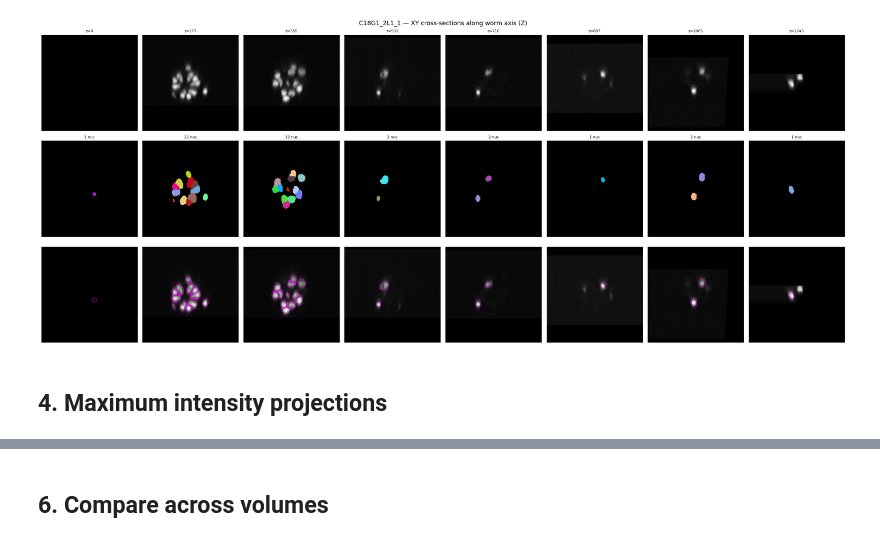
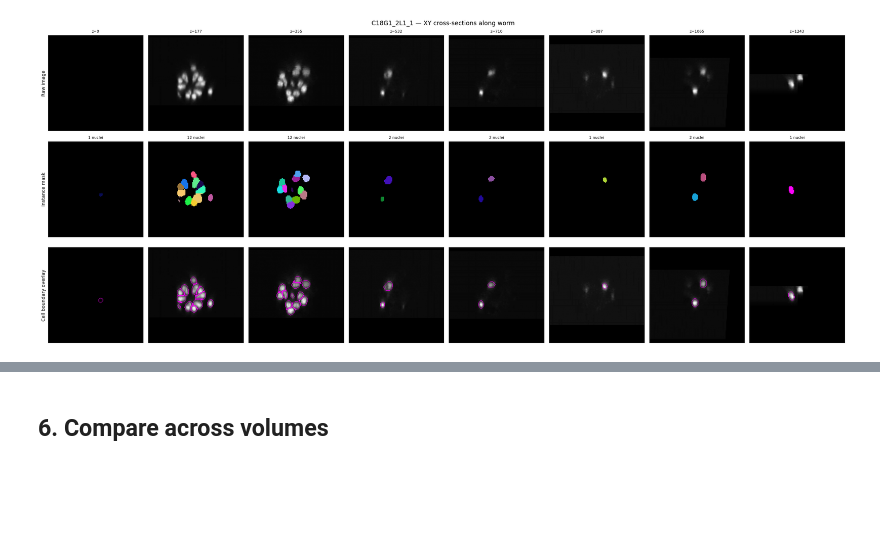
Before and after one commit to calderast/zebrafish-unet, a Jupyter notebook: notebooks/05_c_elegans_nuclei.ipynb, the cells around one changed output, grey strips where cells are left out. Cells and saved outputs as stored; diff of their text form; code cells hidden in the pictures; blank space fills up the shorter version.

```diff
--- a/notebooks/05_c_elegans_nuclei.ipynb
+++ b/notebooks/05_c_elegans_nuclei.ipynb
@@ -20,5 +16,14 @@ import tifffile
 from skimage.segmentation import find_boundaries
 from skimage.measure import regionprops
 
+# Run download_data.py to download data to this folder!
 DATA_DIR = Path("../data/c_elegans/c_elegans_nuclei")
 PIXEL_SIZE = (0.116, 0.116, 0.122)  # Y, X, Z in µm
+
+# Helper function to color each instance a different color
+def make_instance_cmap(n):
+    # One random color per instance (labeled nucleus)
+    colors = np.random.default_rng(28).random((max(n + 1, 2), 3))
+    # Make color 0 always black (for the background)
+    colors[0] = [0, 0, 0]
+    return ListedColormap(colors)
@@ -142,36 +186,36 @@ plt.show()
 # %%
 # Show XY slices at evenly spaced Z positions along the worm
 n_panels = 8
-z_positions = np.linspace(0, nz - 1, n_panels, dtype=int)
+z_positions = np.linspace(0, z_pixels - 1, n_panels, dtype=int)
 
 fig, axes = plt.subplots(3, n_panels, figsize=(3 * n_panels, 10))
 
 for j, z in enumerate(z_positions):
-    img_sl = img[:, :, z]
-    mask_sl = mask[:, :, z]
-    n_inst = len(np.unique(mask_sl)) - 1
-    cmap = make_instance_cmap(mask_sl.max())
-    bnd = find_boundaries(mask_sl, mode="outer")
+    img_slice = img[:, :, z]
+    mask_slice = mask[:, :, z]
+    # Get the number of nuclei for the colormap
+    n_inst = len(np.unique(mask_slice)) - 1
+    cmap = make_instance_cmap(mask_slice.max())
+    # Find cell boundaries
+    boundaries = find_boundaries(mask_slice, mode="outer")
 
-    axes[0, j].imshow(img_sl, cmap="gray")
+    axes[0, j].imshow(img_slice, cmap="gray")
     axes[0, j].set_title(f"z={z}", fontsize=8)
 
-    axes[1, j].imshow(mask_sl, cmap=cmap, interpolation="nearest")
-    axes[1, j].set_title(f"{n_inst} nuc", fontsize=8)
+    axes[1, j].imshow(mask_slice, cmap=cmap, interpolation="nearest")
+    axes[1, j].set_title(f"{n_inst} nuclei", fontsize=8)
 
-    axes[2, j].imshow(img_sl, cmap="gray")
-    axes[2, j].imshow(np.ma.masked_where(~bnd, bnd), cmap="spring", alpha=0.9)
+    axes[2, j].imshow(img_slice, cmap="gray")
+    axes[2, j].imshow(np.ma.masked_where(~boundaries, boundaries), cmap="spring", alpha=0.9)
 
-for ax in axes.flat:
-    ax.axis("off")
+    for ax in axes[:, j]:
+        ax.tick_params(left=False, bottom=False, labelleft=False, labelbottom=False)
 
-axes[0, 0].set_ylabel("Raw", fontsize=10)
-axes[1, 0].set_ylabel("Mask", fontsize=10)
-axes[2, 0].set_ylabel("Overlay", fontsize=10)
-plt.suptitle(f"{name} — XY cross-sections along worm axis (Z)", fontsize=13)
+axes[0, 0].set_ylabel("Raw image", fontsize=10)
+axes[1, 0].set_ylabel("Instance mask", fontsize=10)
+axes[2, 0].set_ylabel("Cell boundary overlay", fontsize=10)
+plt.suptitle(f"{name} — XY cross-sections along worm", fontsize=13)
 plt.tight_layout()
 plt.show()
 # %% [output]
-[figure, old version]
+[figure, new version]
-# %% [markdown]
-## 4. Maximum intensity projections
```
Also changed, not shown: parts of 19 cells of this notebook.
